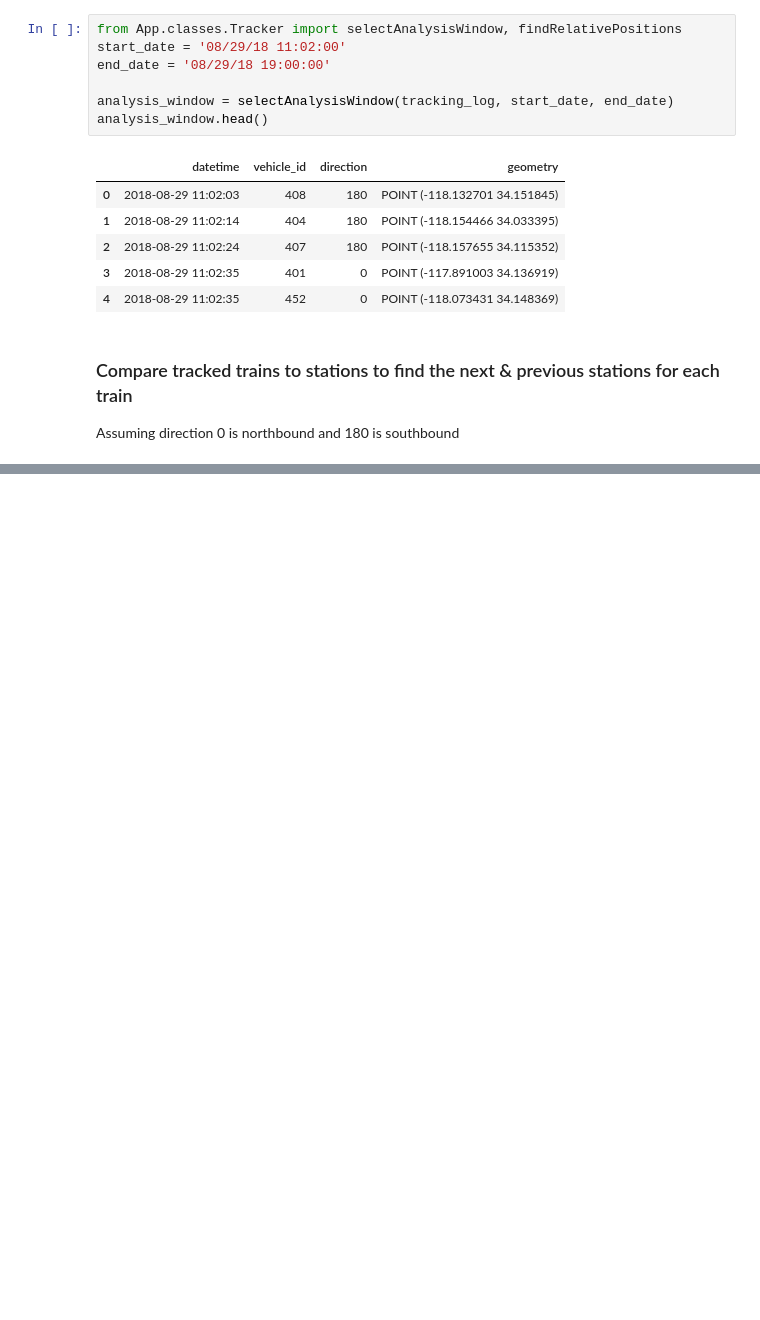
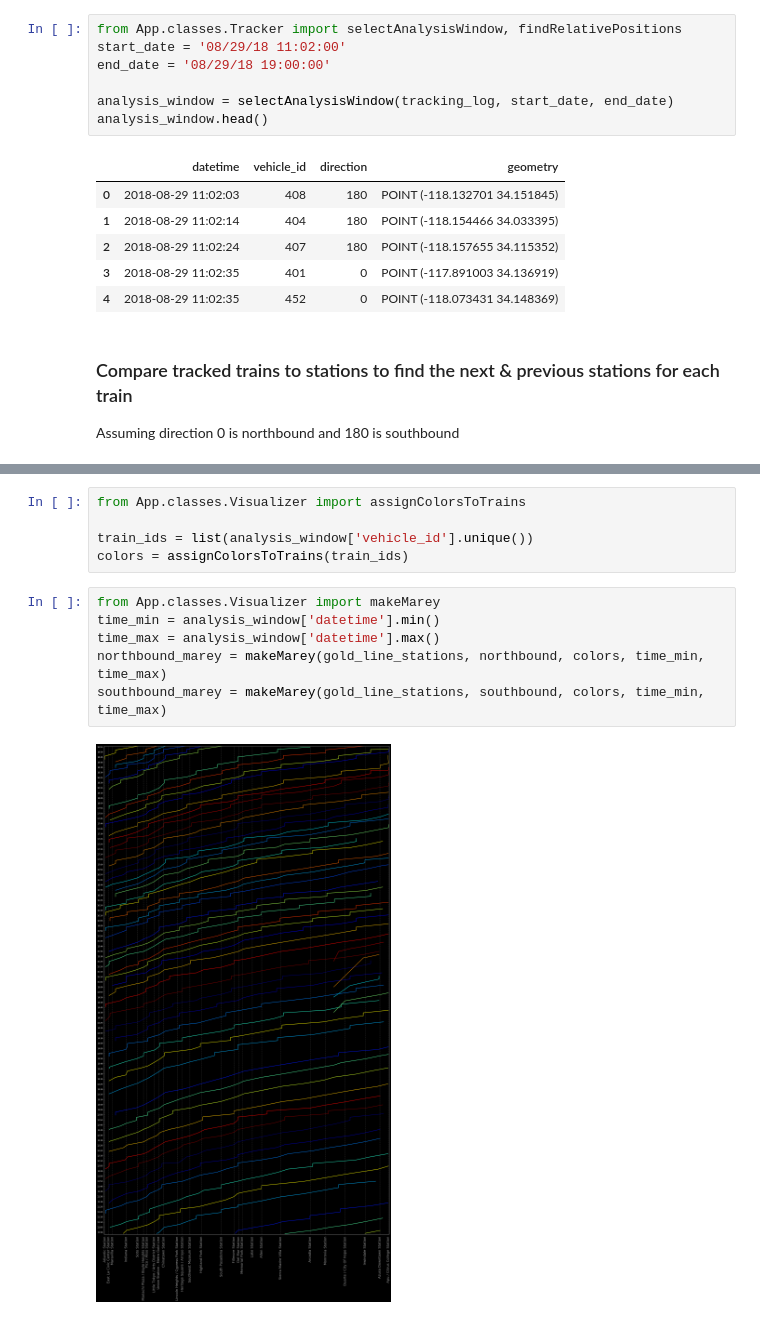
Before and after one commit to metro-ontime/analysis--deprecated, a Jupyter notebook: position_tracker.ipynb, the cells around one changed output, grey strips where cells are left out. Saved outputs shown, nothing was run; the diff lists cells and outputs as text; blank space fills up the shorter version.

```diff
--- a/position_tracker.ipynb
+++ b/position_tracker.ipynb
@@ -177,0 +92,13 @@ for index, vehicle in northbound:
+# %%
+from App.classes.Visualizer import assignColorsToTrains
+
+train_ids = list(analysis_window['vehicle_id'].unique())
+colors = assignColorsToTrains(train_ids)
+# %%
+from App.classes.Visualizer import makeMarey
+time_min = analysis_window['datetime'].min()
+time_max = analysis_window['datetime'].max()
+northbound_marey = makeMarey(gold_line_stations, northbound, colors, time_min, time_max)
+southbound_marey = makeMarey(gold_line_stations, southbound, colors, time_min, time_max)
+# %% [output]
+[figure, added]
```
Also changed, not shown: parts of 12 cells of this notebook, 1 other file.
